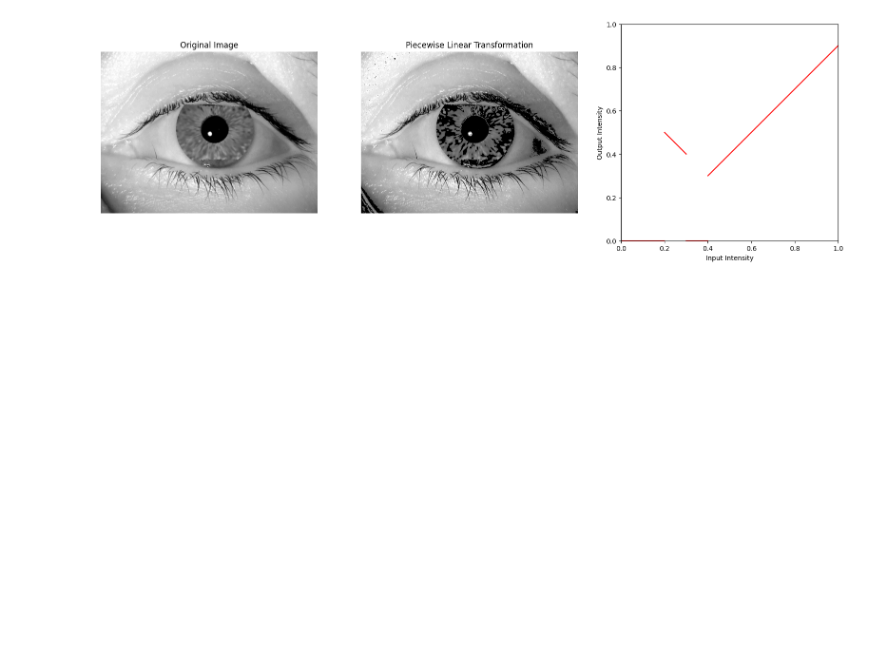
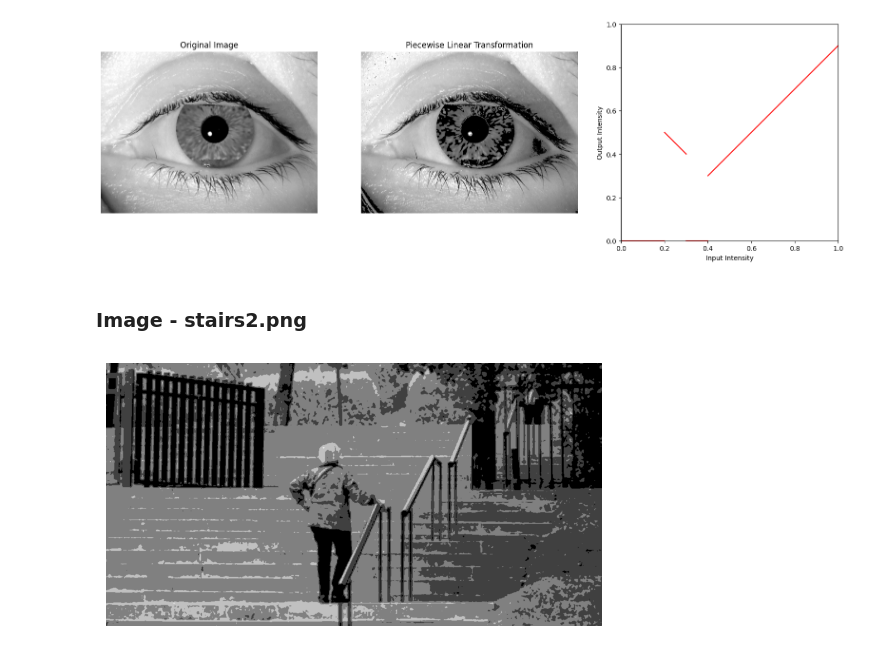
Before and after one commit to bhavberi/DIP-Assignments, a Jupyter notebook: src/5.ipynb, the cells around one changed output. Saved outputs shown, nothing was run; the diff lists cells and outputs as text; code cells hidden in the pictures; blank space fills up the shorter version.

```diff
--- a/src/5.ipynb
+++ b/src/5.ipynb
@@ -19,6 +19,8 @@ import cv2
 ## Global Config
 # %%
 base_path = "../Images/{}"
+# %%
+take_input = False
 # %% [markdown]
 ## Util Functions
 # %%
@@ -122,3 +125,16 @@ show_image(new_image, cmap='gray')
 plot_piecewise(img1, new_image, A, B)
 # %% [output]
 [figure]
+# %% [markdown]
+### Image - stairs2.png
+# %%
+A=[(0.0,0.2),(0.2,0.4),(0.4,0.6),(0.6,0.8),(0.8,1.0)]
+B=[(0.0,0.0),(0.0,0.2),(0.0,0.4),(0.0,0.6),(0.0,0.8)]
+if take_input:
+    A,B = input_AB()
+# %%
+new_image = piecewise(img2,A,B)
+# %%
+show_image(new_image, cmap='gray')
+# %% [output]
+[figure, added]
```
Also changed, not shown: parts of 4 cells of this notebook.
